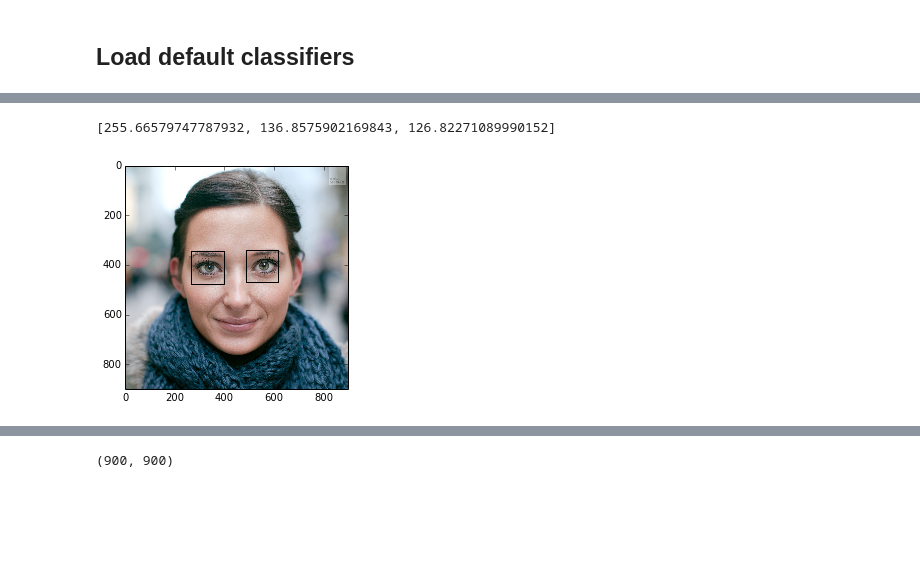
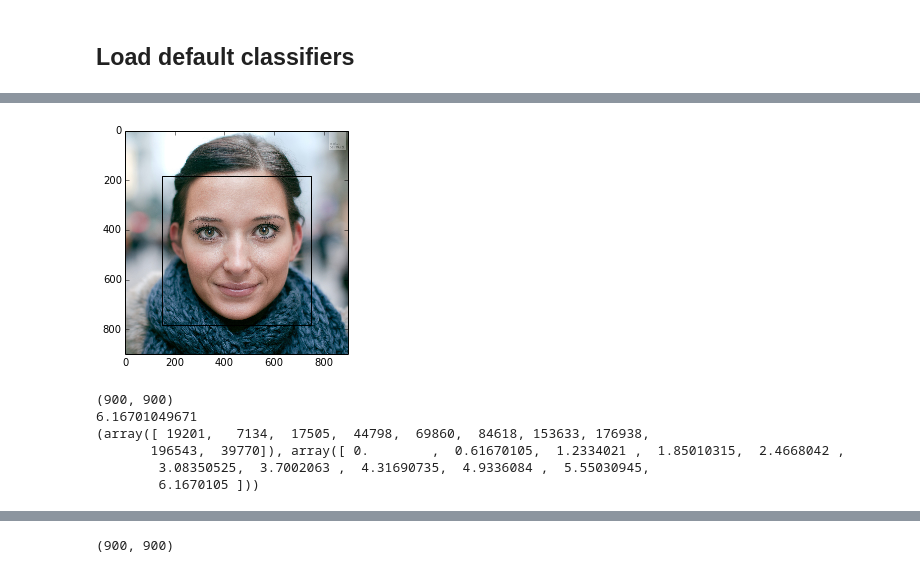
Before and after one commit to 100kristine/AestheticPortraits, a Jupyter notebook: featureExtraction.ipynb, the cells around one changed output, grey strips where cells are left out. Drawn from its saved outputs; the diff is of its cells as text; code cells hidden in the pictures; blank space fills up the shorter version.

Commit message:
finished feature extraction, still cleaning up

```diff
--- a/featureExtraction.ipynb
+++ b/featureExtraction.ipynb
@@ -8,4 +12,0 @@ from skimage.color import rgb2gray
-# %%
-imagedir = "Images/"
-haar = "/Users/Artemis/anaconda/pkgs/opencv-2.4.8-np17py27_2/share/OpenCV/haarcascades/"
-files = list(os.walk(imagedir))[0][-1]
@@ -109,8 +135,9 @@ findEyes(im)
+# %%
+im = cv2.imread("./hires.jpg",cv2.COLOR_BGR2GRAY) #use this this as the test image
 # %%
 back = getBackgroundSample(rects,im)
 rects = findRects(face,im)
 fore = cropRects(rects,im)
-visualizeRects(findEyes(im),im)
+visualizeRects(rects,im)
 # %% [output]
-[255.66579747787932, 136.8575902169843, 126.82271089990152]
-[figure, old version]
+[figure, new version]
@@ -185,0 +266,12 @@ def showCVim(im):
+# %%
+def getFeatures(im):
+    features = []
+    faces,eyes,faceCut,eyesCut = extractFaceandEyes(im)
+    return
+# %% [output]
+(900, 900)
+6.16701049671
+(array([ 19201,   7134,  17505,  44798,  69860,  84618, 153633, 176938,
+       196543,  39770]), array([ 0.        ,  0.61670105,  1.2334021 ,  1.85010315,  2.4668042 ,
+        3.08350525,  3.7002063 ,  4.31690735,  4.9336084 ,  5.55030945,
+        6.1670105 ]))
```
Also changed, not shown: parts of 23 cells of this notebook.
